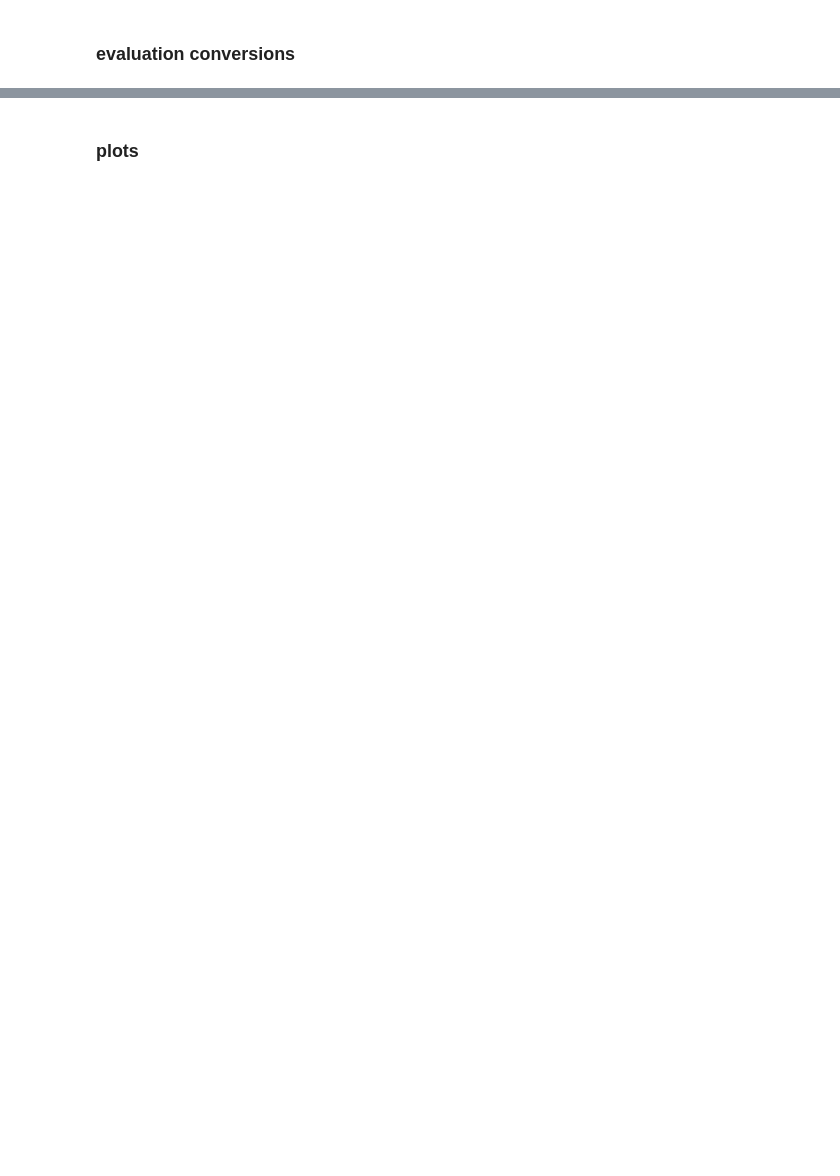
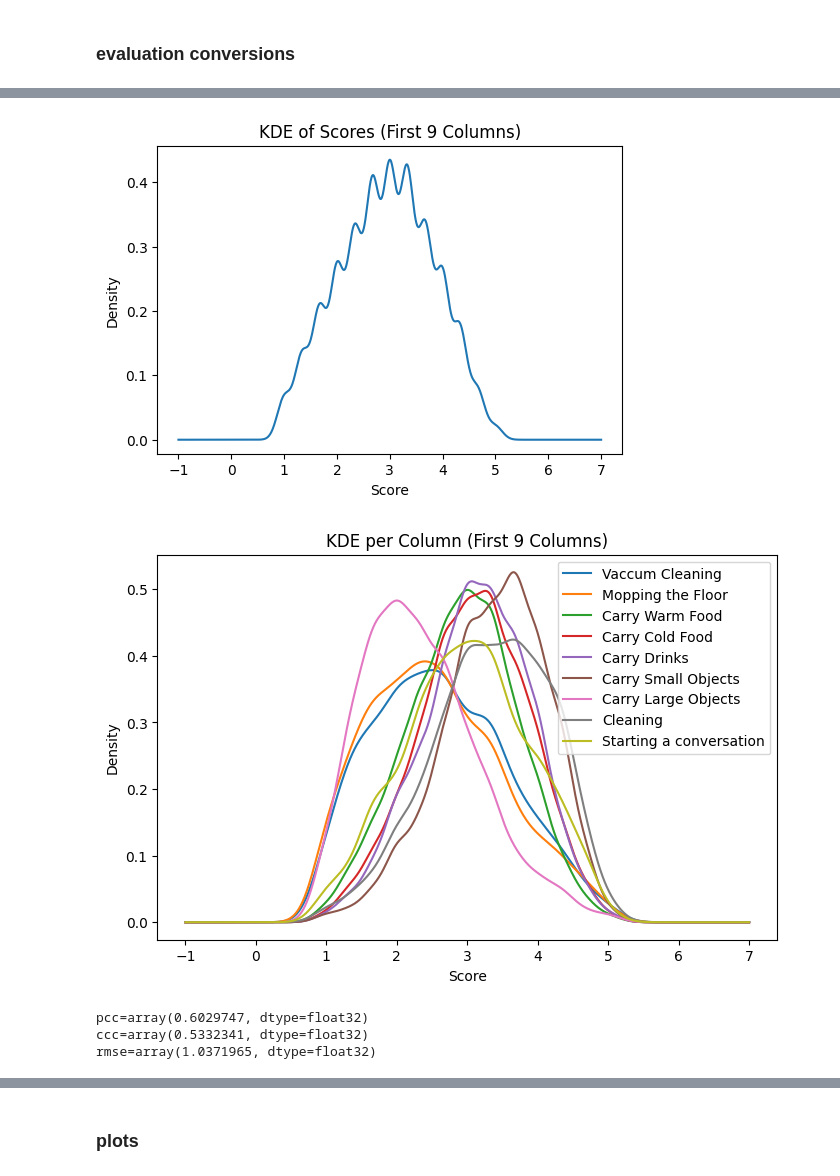
Before and after one commit to rufi156/socialsense, a Jupyter notebook: experiments/evaluation.ipynb, the cells around one changed output, grey strips where cells are left out. Drawn from its saved outputs; the diff is of its cells as text; code cells hidden in the pictures; blank space fills up the shorter version.

Commit message:
added all of the statistical evaluations, plots making, evaluation of all baselines and variant

```diff
--- a/experiments/evaluation.ipynb
+++ b/experiments/evaluation.ipynb
@@ -626,0 +2094,38 @@ show(df)
+# %%
+import pandas as pd
+import matplotlib.pyplot as plt
+
+# Example: load your dataframe
+# df = pd.read_csv("your_file.csv")
+df = pd.read_pickle("../data/pepper_data_train.pkl")
+# Select first 9 columns
+scores = df.iloc[:, :9]
+
+# Flatten into a single Series
+all_scores = scores.values.flatten()
+
+# Plot KDE
+plt.figure(figsize=(6, 4))
+pd.Series(all_scores).plot(kind="kde")
+plt.xlabel("Score")
+plt.title("KDE of Scores (First 9 Columns)")
+plt.show()
+
+import pandas as pd
+import matplotlib.pyplot as plt
+
+# Select first 9 columns
+scores = df.iloc[:, :9]
+
+plt.figure(figsize=(8, 5))
+
+for col in scores.columns:
+    scores[col].plot(kind="kde", label=col)
+
+plt.xlabel("Score")
+plt.title("KDE per Column (First 9 Columns)")
+plt.legend()
+plt.show()
+# %% [output]
+[figure, added]
+[figure, added]
@@ -626,0 +2137,14 @@ show(df)
+# %%
+# Merge dataframes on 'filename'
+df_merged = pd.merge(df_all, df_test[['filename'] + tasks], on='filename', suffixes=('_annot', '_test'))
+
+# Extract annotator scores and ground truth scores as numpy
+annotator_scores_np = df_merged[[f'{t}_annot' for t in tasks]].values
+ground_truth_np = df_merged[[f'{t}_test' for t in tasks]].values
+
+mse, rmse, pcc, ccc = get_metrics(annotator_scores_np, ground_truth_np, rmse_scale_factor=1)
+print(f"{pcc=}\n{ccc=}\n{rmse=}")
+# %% [output]
+pcc=array(0.6029747, dtype=float32)
+ccc=array(0.5332341, dtype=float32)
+rmse=array(1.0371965, dtype=float32)
```
Also changed, not shown: parts of 196 cells of this notebook.
